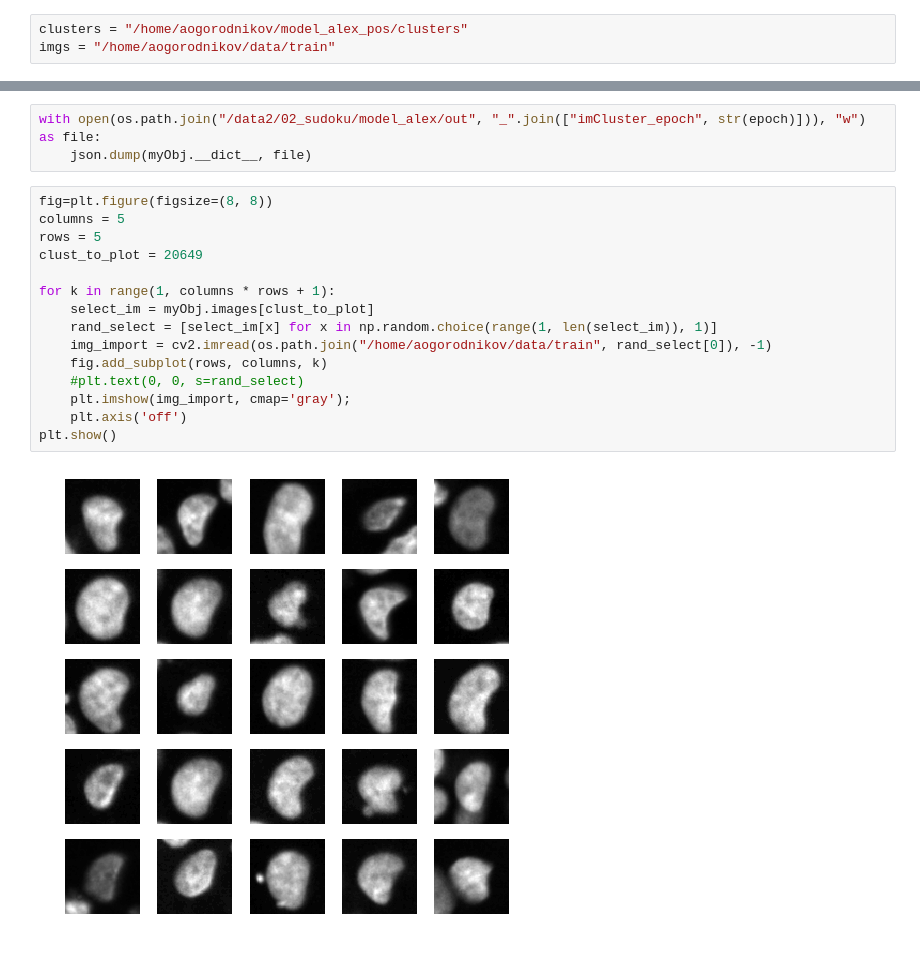
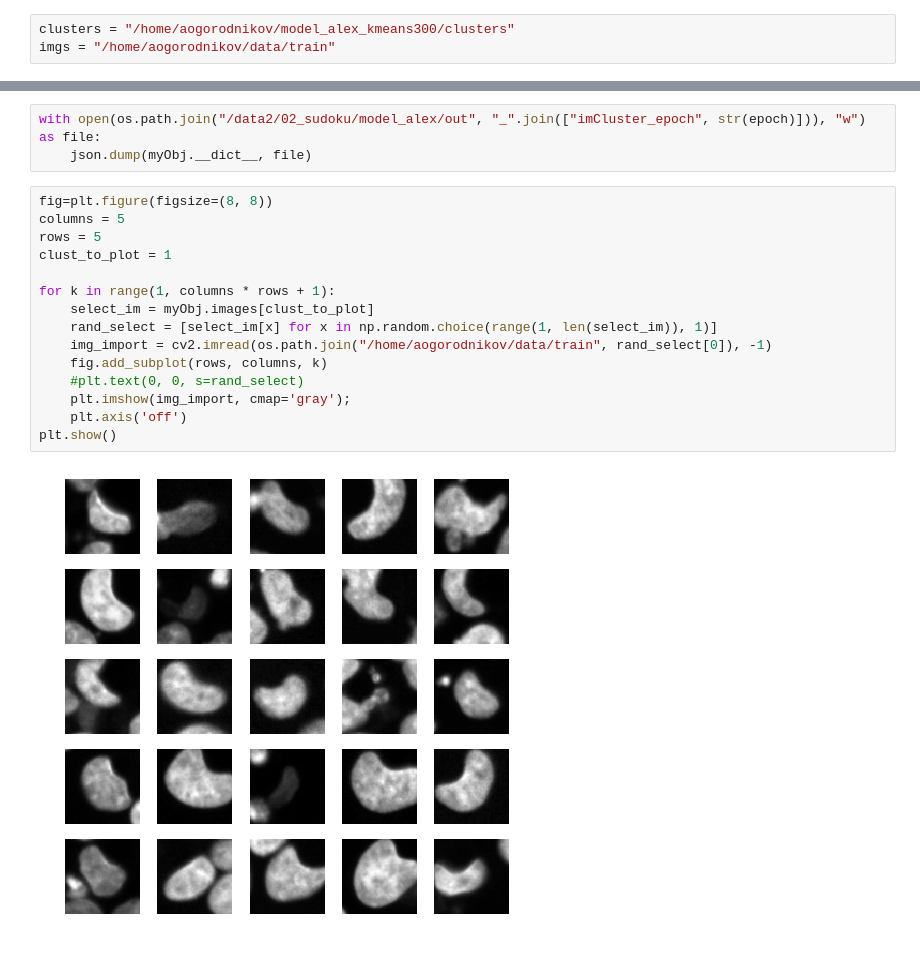
Before and after one commit to Gvaihir/image_sudoku, a Jupyter notebook: clust_visu.ipynb, the cells around one changed output, grey strips where cells are left out. Saved outputs shown, nothing was run; the diff lists cells and outputs as text.

```diff
--- a/clust_visu.ipynb
+++ b/clust_visu.ipynb
@@ -24,7 +26,7 @@ def arrange_clustering(images_lists):
 # %% [markdown]
 #### Links to files
 # %%
-clusters = "/home/aogorodnikov/model_alex_pos/clusters"
+clusters = "/home/aogorodnikov/model_alex_kmeans300/clusters"
 imgs = "/home/aogorodnikov/data/train"
 # %%
 with open(clusters, "rb") as f:
@@ -91,20 +67,20 @@ with open(os.path.join("/data2/02_sudoku/model_alex/out", "_".join(["imCluster_e
 # %%
 fig=plt.figure(figsize=(8, 8))
 columns = 5
 rows = 5
-clust_to_plot = 20649
+clust_to_plot = 1
 
 for k in range(1, columns * rows + 1):
     select_im = myObj.images[clust_to_plot]
     rand_select = [select_im[x] for x in np.random.choice(range(1, len(select_im)), 1)]
     img_import = cv2.imread(os.path.join("/home/aogorodnikov/data/train", rand_select[0]), -1)
     fig.add_subplot(rows, columns, k)
     #plt.text(0, 0, s=rand_select)
     plt.imshow(img_import, cmap='gray');
     plt.axis('off')
 plt.show()
 # %% [output]
-[figure, old version]
+[figure, new version]
 # %%
 fig=plt.figure(figsize=(8, 8))
 columns = 5
```
Also changed, not shown: parts of 15 cells of this notebook.
